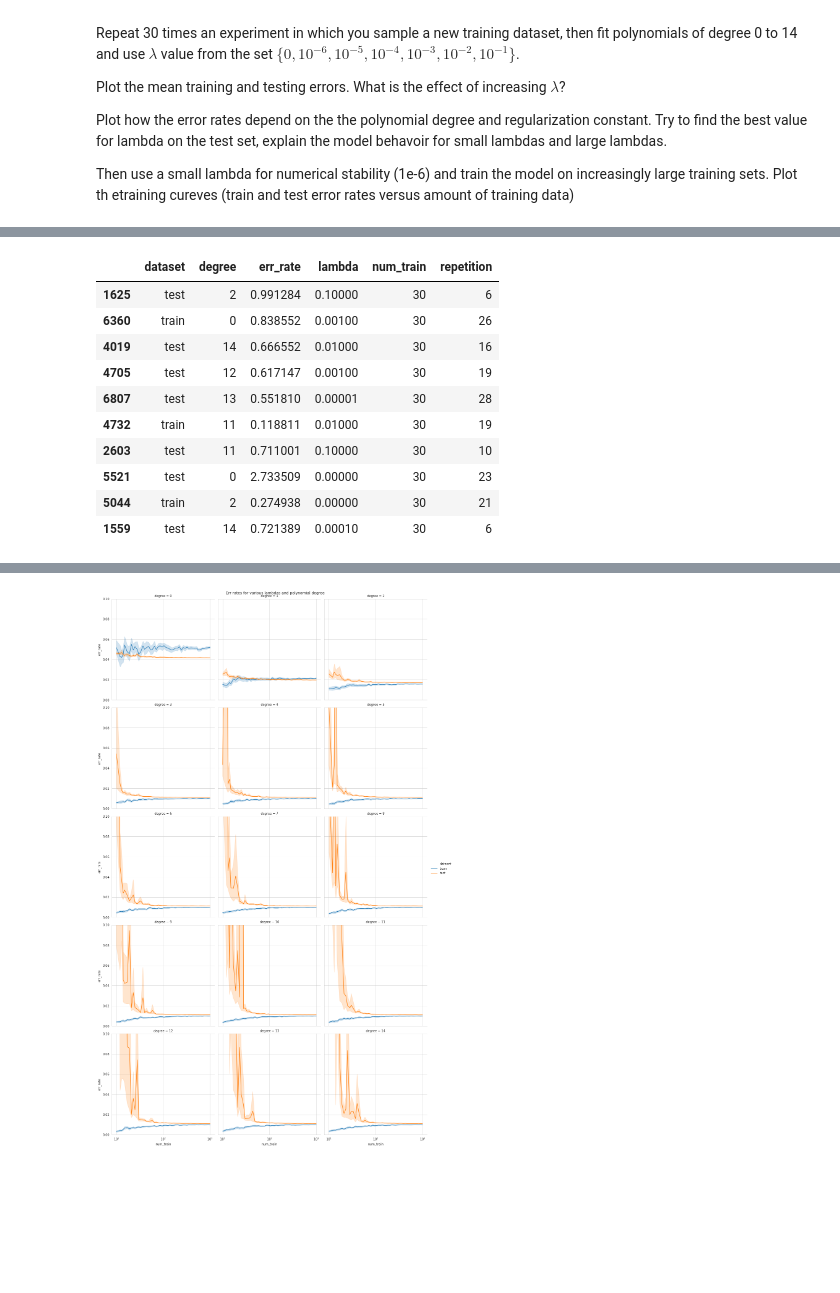
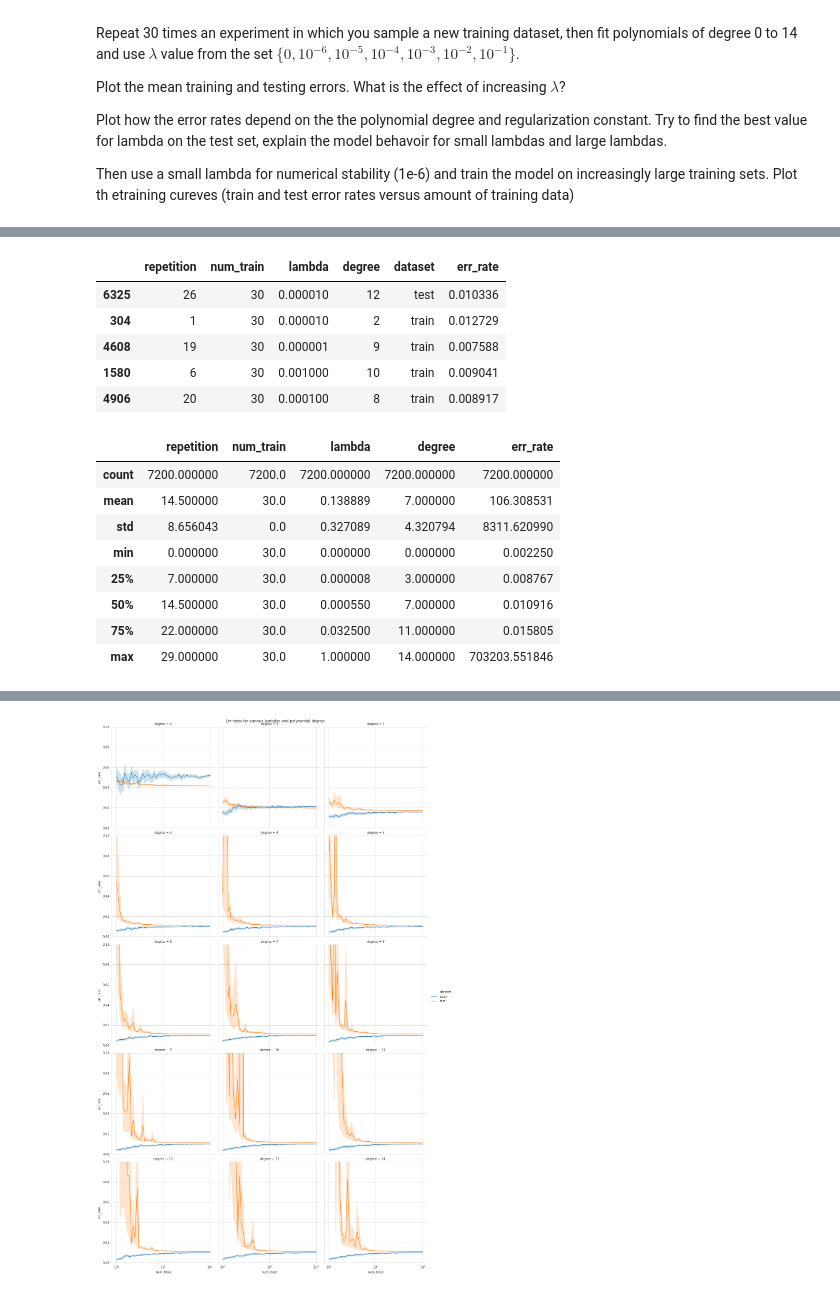
Before and after one commit to TheFebrin/DataScience, a Jupyter notebook: ML uni course/Assignment3/Assignment3.ipynb, the cells around one changed output, grey strips where cells are left out. Saved outputs shown, nothing was run; the diff lists cells and outputs as text; code cells hidden in the pictures; blank space fills up the shorter version.

```diff
--- a/ML uni course/Assignment3/Assignment3.ipynb
+++ b/ML uni course/Assignment3/Assignment3.ipynb
@@ -219,8 +206,7 @@ def poly_fit(data, degree, _lambda):
 # %%
 def cost_ridge(Theta, X, Y, _lambda):
     vals = compute_polynomial(X, Theta)
-#     return 0.5 * np.sum((vals - Y) ** 2)
-    return 0.5 * np.sum((vals - Y) ** 2) + 0.5 * _lambda * np.sum(Theta ** 2)
+    return np.mean((vals - Y) ** 2, axis=0)
 # %%
 num_test_samples = 100
 num_train_samples = [30]
@@ -234,42 +220,49 @@ test_data = make_dataset(num_test_samples)
 results = []
 
 for (repetition,
      num_train,
      _lambda,
      degree,) in itertools.product(
          range(num_repetitions),
          num_train_samples,
          lambdas,
          degrees):
     train_data = make_dataset(num_train)
     Theta = poly_fit(train_data, degree, _lambda)
 
     train_err = cost_ridge(Theta, train_data[0], train_data[1], _lambda)
     test_err = cost_ridge(Theta, test_data[0], test_data[1], _lambda)
 
     results.append({'repetition': repetition,
                     'num_train': num_train,
                     'lambda': _lambda,
                     'degree': degree,
                     'dataset': 'train',
                     'err_rate': train_err})
     results.append({'repetition': repetition,
                     'num_train': num_train,
                     'lambda': _lambda,
                     'degree': degree,
                     'dataset': 'test',
                     'err_rate': test_err})
 results_df = pd.DataFrame(results)
-results_df.sample(10)
+results_df.sample(5)
 # %% [output]
-|  | dataset | degree | err_rate | lambda | num_train | repetition |
-| 1625 | test | 2 | 0.991284 | 0.10000 | 30 | 6 |
-| 6360 | train | 0 | 0.838552 | 0.00100 | 30 | 26 |
-| 4019 | test | 14 | 0.666552 | 0.01000 | 30 | 16 |
-| 4705 | test | 12 | 0.617147 | 0.00100 | 30 | 19 |
-| 6807 | test | 13 | 0.551810 | 0.00001 | 30 | 28 |
-| 4732 | train | 11 | 0.118811 | 0.01000 | 30 | 19 |
-| 2603 | test | 11 | 0.711001 | 0.10000 | 30 | 10 |
-| 5521 | test | 0 | 2.733509 | 0.00000 | 30 | 23 |
-| 5044 | train | 2 | 0.274938 | 0.00000 | 30 | 21 |
-| 1559 | test | 14 | 0.721389 | 0.00010 | 30 | 6 |
+|  | repetition | num_train | lambda | degree | dataset | err_rate |
+| 6325 | 26 | 30 | 0.000010 | 12 | test | 0.010336 |
+| 304 | 1 | 30 | 0.000010 | 2 | train | 0.012729 |
+| 4608 | 19 | 30 | 0.000001 | 9 | train | 0.007588 |
+| 1580 | 6 | 30 | 0.001000 | 10 | train | 0.009041 |
+| 4906 | 20 | 30 | 0.000100 | 8 | train | 0.008917 |
+# %%
+results_df.describe()
+# %% [output]
+|  | repetition | num_train | lambda | degree | err_rate |
+| count | 7200.000000 | 7200.0 | 7200.000000 | 7200.000000 | 7200.000000 |
+| mean | 14.500000 | 30.0 | 0.138889 | 7.000000 | 106.308531 |
+| std | 8.656043 | 0.0 | 0.327089 | 4.320794 | 8311.620990 |
+| min | 0.000000 | 30.0 | 0.000000 | 0.000000 | 0.002250 |
+| 25% | 7.000000 | 30.0 | 0.000008 | 3.000000 | 0.008767 |
+| 50% | 14.500000 | 30.0 | 0.000550 | 7.000000 | 0.010916 |
+| 75% | 22.000000 | 30.0 | 0.032500 | 11.000000 | 0.015805 |
+| max | 29.000000 | 30.0 | 1.000000 | 14.000000 | 703203.551846 |
```
Also changed, not shown: parts of 7 cells of this notebook, 1 other file.
